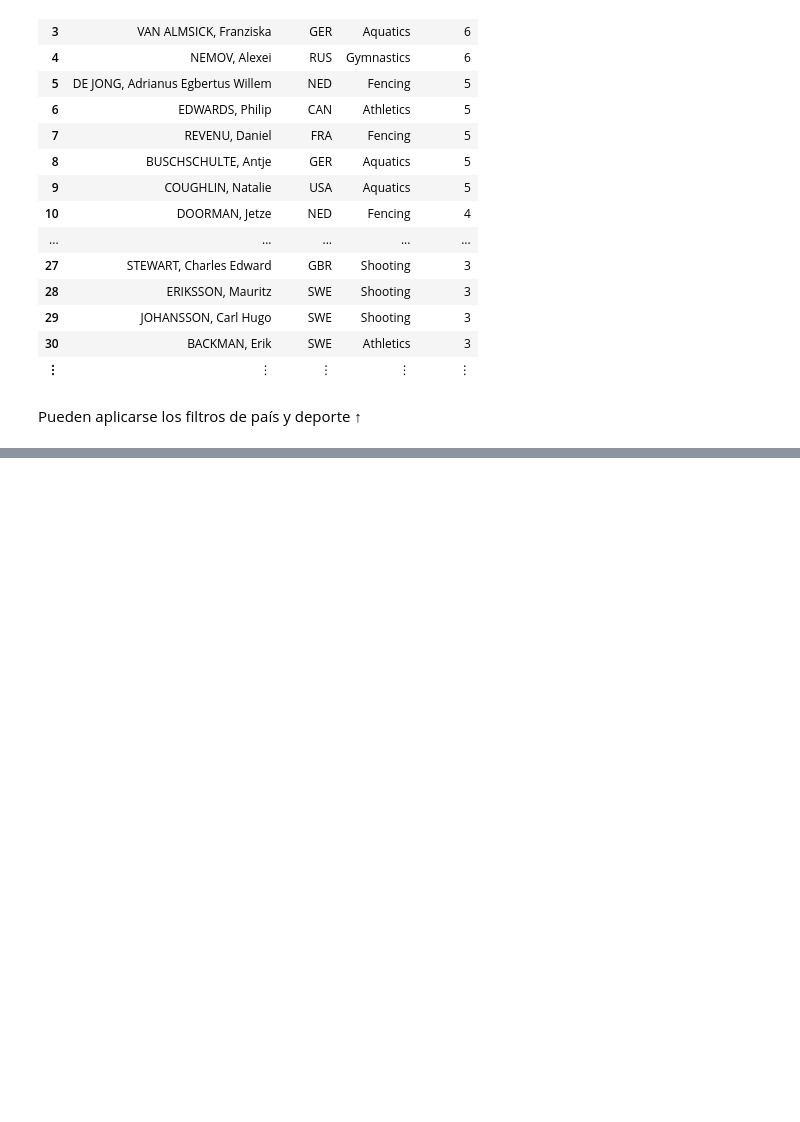
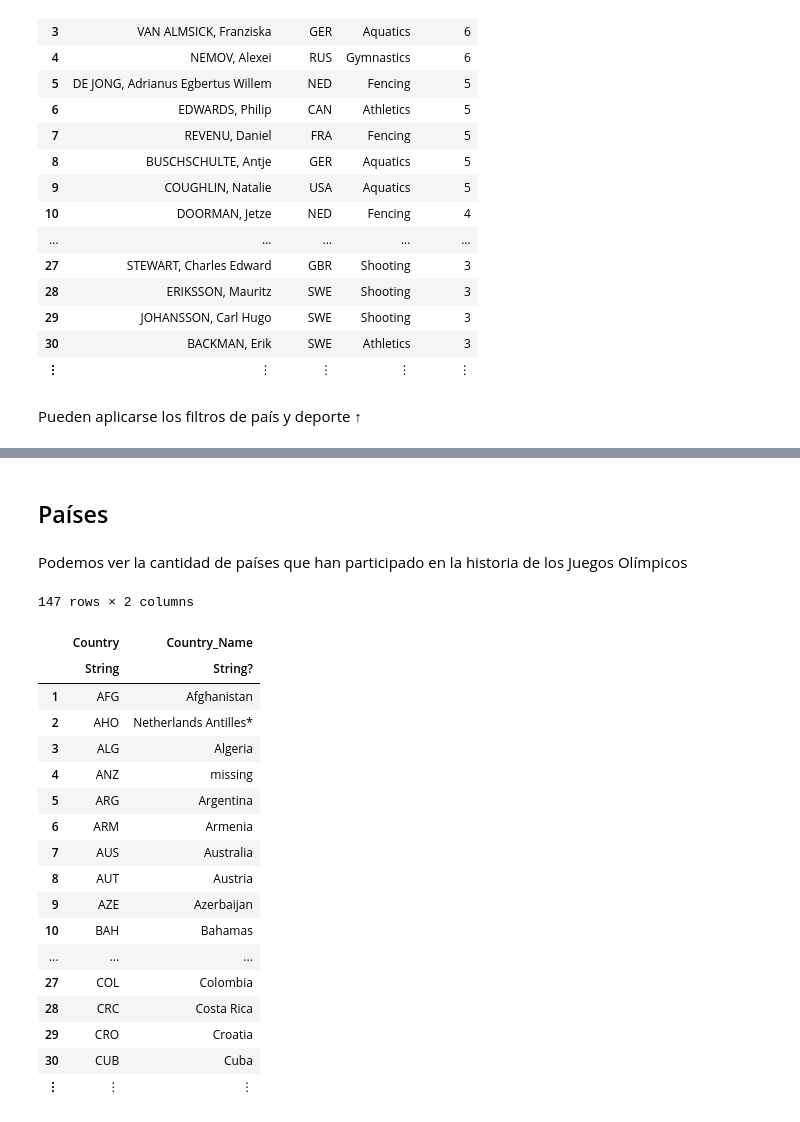
Before and after one commit to KevinRC55/Taller-Julia-IIMAS, a Jupyter notebook: HistoriaOlimpica/Historia_Olimpica.ipynb, the cells around one changed output, grey strips where cells are left out. Saved outputs shown, nothing was run; the diff lists cells and outputs as text; code cells hidden in the pictures; blank space fills up the shorter version.

```diff
--- a/HistoriaOlimpica/Historia_Olimpica.ipynb
+++ b/HistoriaOlimpica/Historia_Olimpica.ipynb
@@ -352,0 +352,28 @@ pie(x, y, title="Países con más medallas", l=0.5, shadow=true,)
+# %% [markdown]
+## Países
+# %% [markdown]
+Podemos ver la cantidad de países que han participado en la historia de los Juegos Olímpicos
+# %%
+countries = select(juegos, :Country, :Country_Name)
+unique!(countries, [:Country, :Country_Name])
+sort(countries)
+# %% [output]
+147 rows × 2 columns
+|  | Country | Country_Name |
+|  | String | String? |
+| 1 | AFG | Afghanistan |
+| 2 | AHO | Netherlands Antilles* |
+| 3 | ALG | Algeria |
+| 4 | ANZ | missing |
+| 5 | ARG | Argentina |
+| 6 | ARM | Armenia |
+| 7 | AUS | Australia |
+| 8 | AUT | Austria |
+| 9 | AZE | Azerbaijan |
+| 10 | BAH | Bahamas |
+| ... | ... | ... |
+| 27 | COL | Colombia |
+| 28 | CRC | Costa Rica |
+| 29 | CRO | Croatia |
+| 30 | CUB | Cuba |
+| ⋮ | ⋮ | ⋮ |
```
Also changed, not shown: parts of 22 cells of this notebook.
